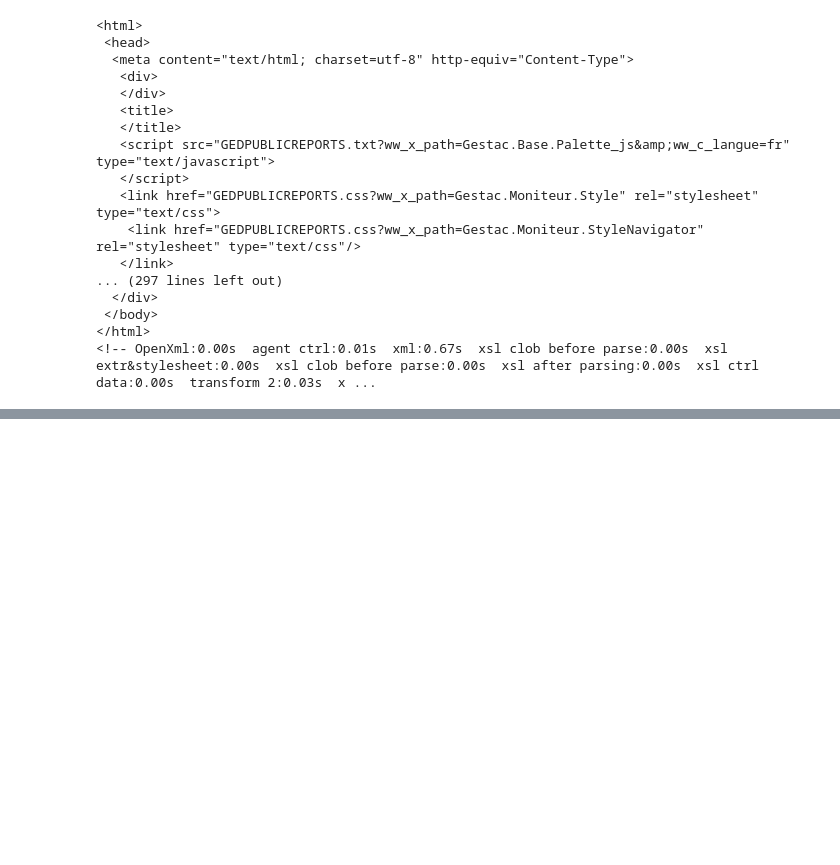
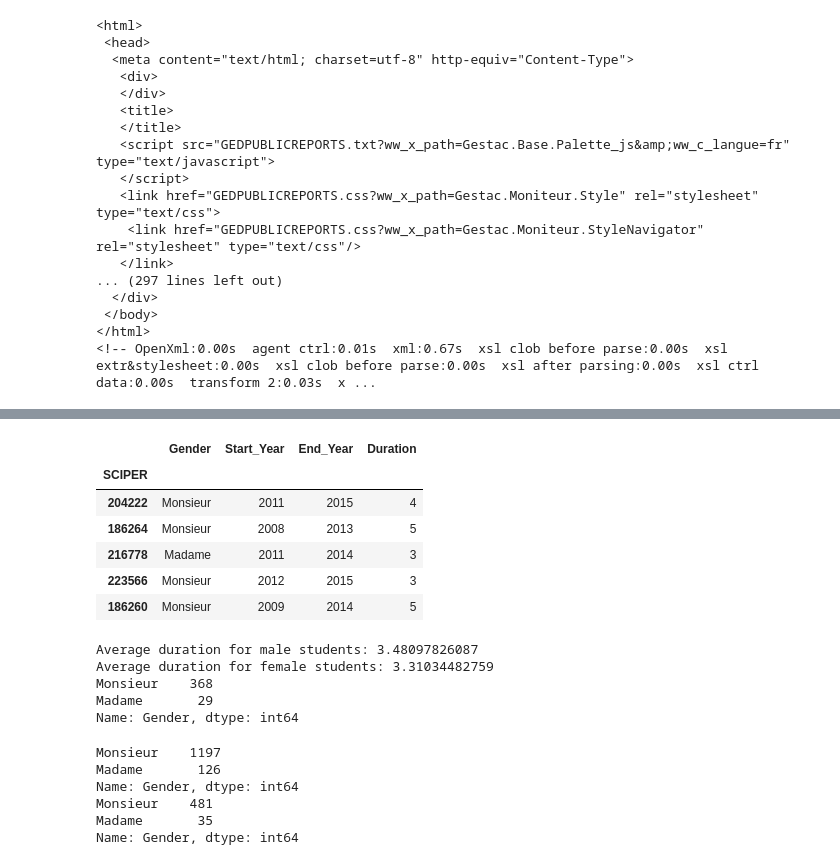
Before and after one commit to BeforeRain/ADA-homework, a Jupyter notebook: 02 - Data from the Web/SUBMISSION_data_from_the_web.ipynb, the cells around one changed output, grey strips where cells are left out. Saved outputs shown, nothing was run; the diff lists cells and outputs as text; code cells hidden in the pictures; blank space fills up the shorter version.

```diff
--- a/02 - Data from the Web/SUBMISSION_data_from_the_web.ipynb
+++ b/02 - Data from the Web/SUBMISSION_data_from_the_web.ipynb
@@ -100,0 +431,6 @@ http://isa.epfl.ch/imoniteur_ISAP/!GEDPUBLICREPORTS.filter?ww_b_list=1&ww_i_repo
+# %%
+df_b6 = pd.DataFrame.from_dict(b6_students, orient='index')
+df_b6.columns = ['Gender', 'Status', 'End_Year']
+df_b6.index.rename('SCIPER', inplace=True)
+df_b6.to_pickle("df_b6_pickle")
+df_b6.head()
@@ -100,0 +447,20 @@ http://isa.epfl.ch/imoniteur_ISAP/!GEDPUBLICREPORTS.filter?ww_b_list=1&ww_i_repo
+# %%
+b1_students = {}
+# follow steps outlined in previous section for obtaining desired HTML table
+for year in acad_yr.index:
+    start_year = int(year.split('-')[0])
+    # obtain html url with student list
+    r_list = get_html_content('Informatique', year, 'Bachelor semestre 1', "Semestre d'automne")
+    # parse with beautiful soup
+    soup_students = BeautifulSoup(r_list.content, 'html.parser')
+    # students are starting after two rows - IN THIS CASE EASIER TO USE BEAUTIFUL SOUP APPROACH
+    students = soup_students.find_all('tr')
+    for k in range(2,len(students)):
+        test_student = students[k].find_all('td')
+        sciper = test_student[10].string
+        # keep earliest year in case a student repeated first semester of Bachelor year
+        if sciper not in b1_students:
+            # these fields were determined before
+            gender = test_student[0].string
+            status = test_student[7].string
+            b1_students[sciper] = [gender, status, start_year]
@@ -100,0 +469,6 @@ http://isa.epfl.ch/imoniteur_ISAP/!GEDPUBLICREPORTS.filter?ww_b_list=1&ww_i_repo
+# %%
+df_b1 = pd.DataFrame.from_dict(b1_students, orient='index')
+df_b1.columns = ['Gender', 'Status', 'Start_Year']
+df_b1.index.rename('SCIPER', inplace=True)
+df_b1.to_pickle("df_b1_pickle")
+df_b1.head()
@@ -100,0 +483,4 @@ http://isa.epfl.ch/imoniteur_ISAP/!GEDPUBLICREPORTS.filter?ww_b_list=1&ww_i_repo
+# %%
+# join b1 and b6 students and keep those that are in both, also drop Status column
+grads = df_b1.join(df_b6.End_Year, how='inner').drop('Status', axis=1)
+grads.head()
@@ -100,0 +495,37 @@ http://isa.epfl.ch/imoniteur_ISAP/!GEDPUBLICREPORTS.filter?ww_b_list=1&ww_i_repo
+# %%
+# compute duration
+def compute_duration(x):
+    return x['End_Year']-x['Start_Year']
+
+grads['Duration'] = grads.apply(compute_duration, axis=1)
+grads.head()
+# %% [output]
+|  | Gender | Start_Year | End_Year | Duration |
+| SCIPER |  |  |  |  |
+| 204222 | Monsieur | 2011 | 2015 | 4 |
+| 186264 | Monsieur | 2008 | 2013 | 5 |
+| 216778 | Madame | 2011 | 2014 | 3 |
+| 223566 | Monsieur | 2012 | 2015 | 3 |
+| 186260 | Monsieur | 2009 | 2014 | 5 |
+# %%
+male_mean = grads.Duration[grads.Gender=="Monsieur"].mean()
+female_mean = grads.Duration[grads.Gender=="Madame"].mean()
+print("Average duration for male students: " + str(male_mean))
+print("Average duration for female students: " + str(female_mean))
+print(grads.Gender.value_counts())
+# %% [output]
+Average duration for male students: 3.48097826087
+Average duration for female students: 3.31034482759
+Monsieur    368
+Madame       29
+Name: Gender, dtype: int64
+# %%
+print(df_b1.Gender.value_counts())
+print(df_b6.Gender.value_counts())
+# %% [output]
+Monsieur    1197
+Madame       126
+Name: Gender, dtype: int64
+Monsieur    481
+Madame       35
+Name: Gender, dtype: int64
```
Also changed, not shown: parts of 61 cells of this notebook, 7 other files.
